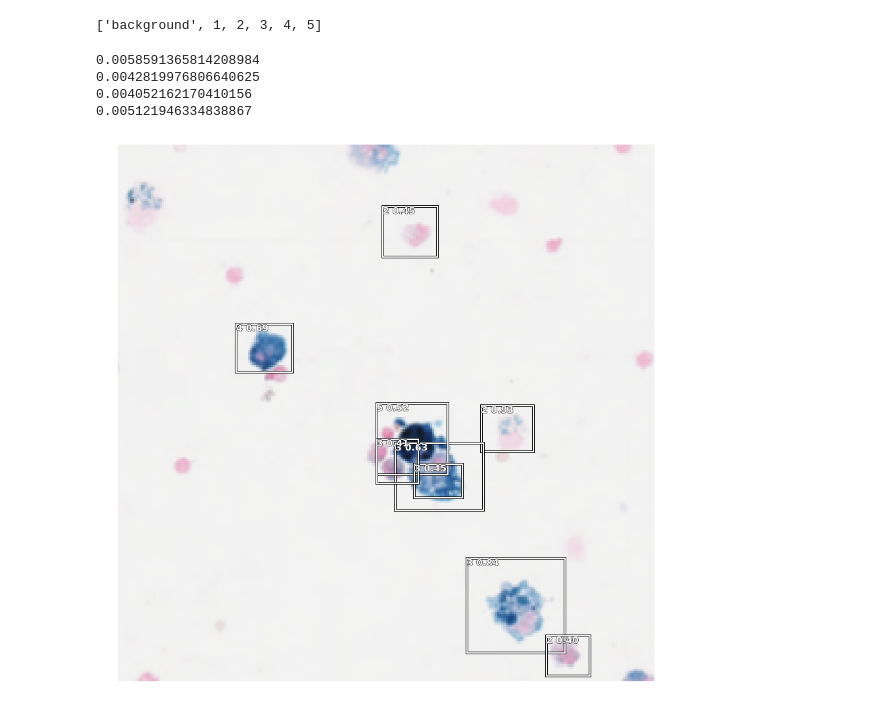
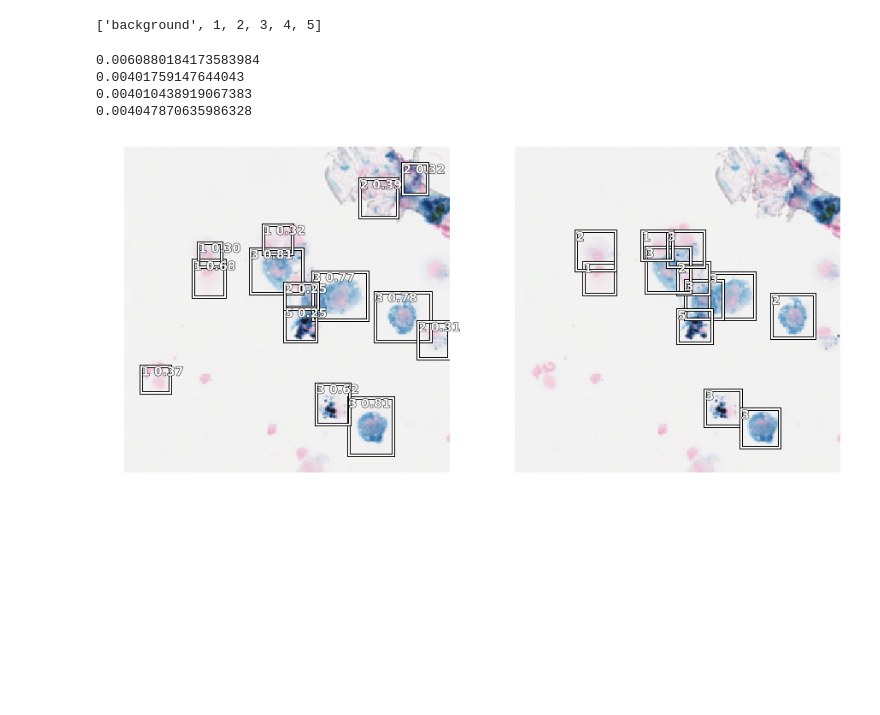
Before and after one commit to ChristianMarzahl/EIPH_WSI, a Jupyter notebook: Detection/baseline.ipynb, the cells around one changed output. Cells and saved outputs as stored; diff of their text form; code cells hidden in the pictures; blank space fills up the shorter version.

Commit message:
added dual result view

```diff
--- a/Detection/baseline.ipynb
+++ b/Detection/baseline.ipynb
@@ -373,29 +373,45 @@ classes
 # %%
 with torch.no_grad():
     for img_batch, target_batch in data.valid_dl:
         start = time.time()
         class_pred_batch, bbox_pred_batch, size = model(img_batch)
         print(time.time() - start)
-        for img, target, clas_pred, bbox_pred in list(zip(img_batch, target_batch, class_pred_batch, bbox_pred_batch))[:10]:
+
+        bbox_gt_batch, class_gt_batch = target_batch
+        for img, bbox_gt, class_gt, clas_pred, bbox_pred in \
+                list(zip(img_batch, bbox_gt_batch, class_gt_batch, class_pred_batch, bbox_pred_batch))[:2]:
+            #img = Image(data.denorm(img)[0])
+            bbox_gt = bbox_gt[np.nonzero(class_gt)].squeeze(dim=1).cpu()
+            bbox_gt[:, 2] = bbox_gt[:, 2] - bbox_gt[:, 0]
+            bbox_gt[:, 3] = bbox_gt[:, 3] - bbox_gt[:, 1]
+            class_gt = class_gt[np.nonzero(class_gt)].squeeze(dim=1).cpu()
+
             img = Image(data.denorm(img))
 
-            bbox_pred, scores, preds = process_output(clas_pred, bbox_pred, anchors, 0.3)
+            bbox_pred, scores, preds = process_output(clas_pred, bbox_pred, anchors, 0.2)
             if bbox_pred is None:
                 continue
 
-            to_keep = nms(bbox_pred, scores, 0.3)
+            to_keep = nms(bbox_pred, scores, 0.1)
             bbox_pred, preds, scores = bbox_pred[to_keep].cpu(), preds[to_keep].cpu(), scores[to_keep].cpu()
 
             t_sz = torch.Tensor([*img.size])[None].float()
-            bbox_pred[:, :2] = bbox_pred[:, :2] - bbox_pred[:, 2:] / 2
-            bbox_pred[:, :2] = (bbox_pred[:, :2] + 1) * t_sz / 2
-            bbox_pred[:, 2:] = bbox_pred[:, 2:] * t_sz / 2
-            bbox_pred = bbox_pred.long()
+            def rescale_box(bboxes, size:Tensor):
+                bboxes[:, :2] = bboxes[:, :2] - bboxes[:, 2:] / 2
+                bboxes[:, :2] = (bboxes[:, :2] + 1) * size / 2
+                bboxes[:, 2:] = bboxes[:, 2:] * size / 2
+                bboxes = bboxes.long()
+                return bboxes
 
-            show_preds(img, bbox_pred, preds, scores, data.train_ds.classes, (15, 15))
+            bbox_gt[:, :2] = (bbox_gt[:, :2] + 1) * t_sz / 2
+            bbox_gt[:, 2:] = bbox_gt[:, 2:] * t_sz / 2
+
+            bbox_pred = rescale_box(bbox_pred, t_sz)
+
+            show_results(img, bbox_pred, preds, scores, data.train_ds.classes, bbox_gt, class_gt, (15, 15))
 # %% [output]
-0.0058591365814208984
-0.0042819976806640625
-0.004052162170410156
-0.005121946334838867
+0.0060880184173583984
+0.00401759147644043
+0.004010438919067383
+0.004047870635986328
-[figure, old version]
+[figure, new version]
```
Also changed, not shown: parts of 1 cell of this notebook.
